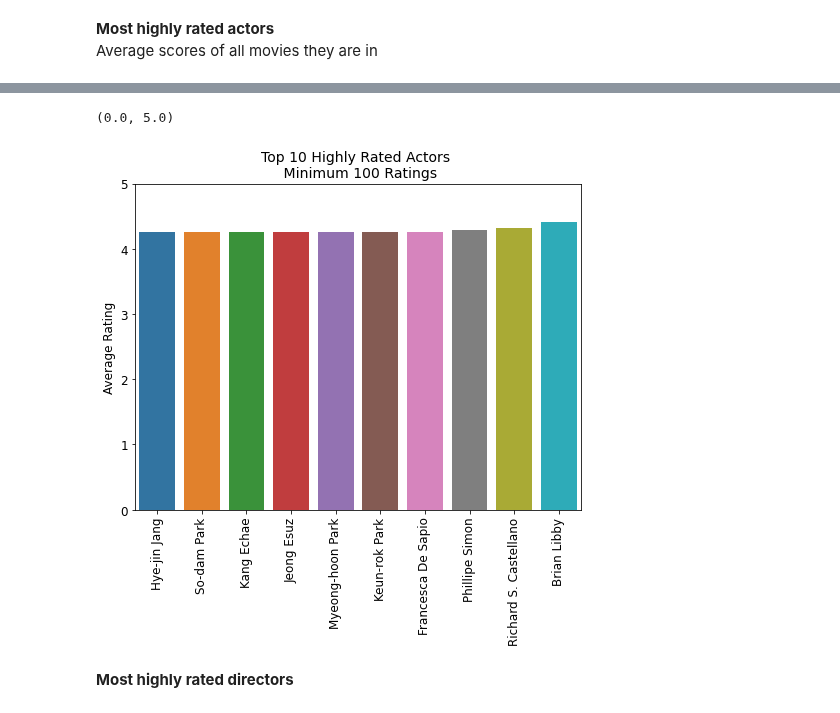
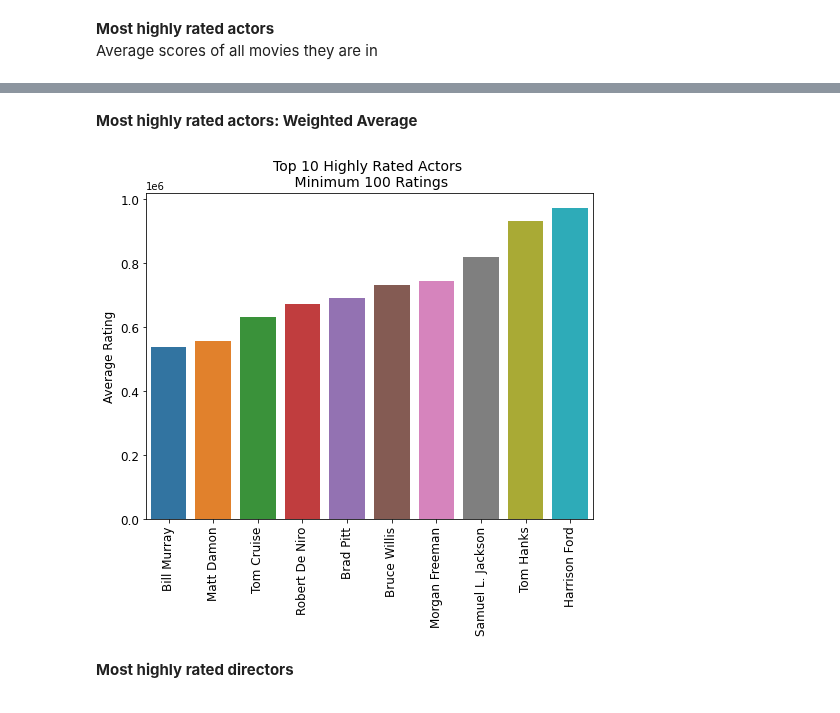
Before and after one commit to GovindBhala/DS5500-Movie-Recommendation-System, a Jupyter notebook: recommendation data exploration.ipynb, the cells around one changed output, grey strips where cells are left out. Cells and saved outputs as stored; diff of their text form; code cells hidden in the pictures.

```diff
--- a/recommendation data exploration.ipynb
+++ b/recommendation data exploration.ipynb
@@ -432,11 +434,8 @@ actors_expanded = cat_list_expand(df, 'actors_lst')
 
 # merge with movie rating data: get average rating and rating count of each movie each actor has been in
 # excludes movies with fewer than 100 ratings: shouldn't take average of average based on these
-actors_rating = pd.merge(actors_expanded, movie_ratings, on = 'movieId')
+actors_rating = pd.merge(actors_expanded, movie_ratings_100, on = 'movieId')
 # aggregate by actor
 actors_rating = actors_rating.groupby('actors_lst').agg({'avg':'mean', 'cnt':'sum'})
 actors_rating['actor'] = actors_rating.index
 actors_rating = actors_rating.sort_values('avg')
-
-# exclude if in total movies with less than 100 ratings
-actors_rating = actors_rating[actors_rating.cnt >= 100]
@@ -443,9 +452,14 @@ actors_rating = actors_rating[actors_rating.cnt >= 100]
+# %% [markdown]
+__Most highly rated actors: Weighted Average__
+# %%
+actors_rating['weighted_avg'] = actors_rating.avg * actors_rating.cnt
+actors_rating = actors_rating.sort_values('weighted_avg')
 # %%
-ax = barplot(actors_rating.tail(10), 'actor', 'avg', 'Top 10 Highly Rated Actors \n Minimum 100 Ratings', 'Average Rating')
-ax.set_ylim(0,5)
+# plot
+ax = barplot(actors_rating.tail(10), 'actor', 'weighted_avg',
+             'Top 10 Highly Rated Actors \n Minimum 100 Ratings', 'Average Rating')
 # %% [output]
-(0.0, 5.0)
-[figure, old version]
+[figure, new version]
 # %% [markdown]
 __Most highly rated directors__
 # %%
```
Also changed, not shown: parts of 12 cells of this notebook.
